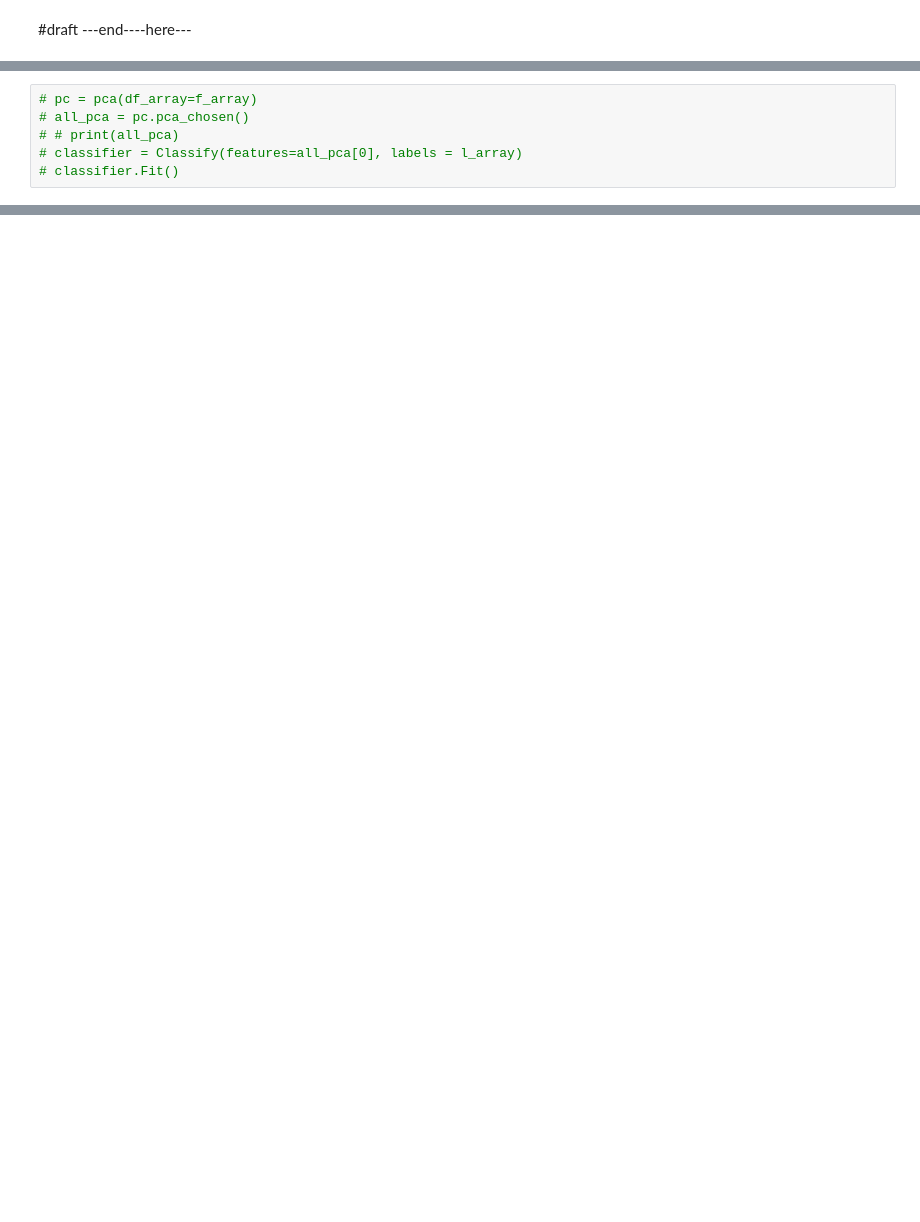
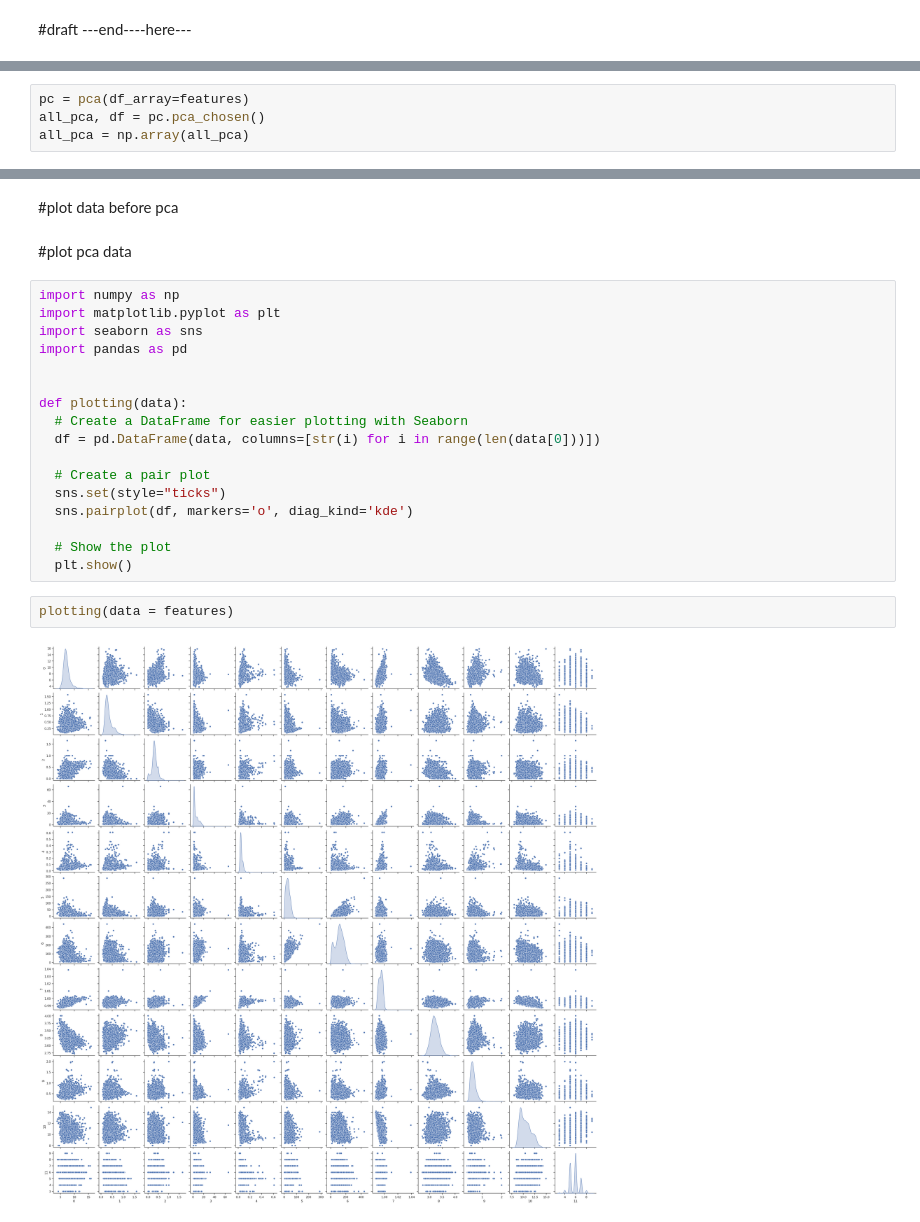
Before and after one commit to coldsober-irene/ASSIGNMENTS, a Jupyter notebook: file.ipynb, the cells around one changed output, grey strips where cells are left out. Saved outputs shown, nothing was run; the diff lists cells and outputs as text; blank space fills up the shorter version.

```diff
--- a/file.ipynb
+++ b/file.ipynb
@@ -219,6 +160,4 @@ Accuracy: 0.9352030947775629
 # %%
-# pc = pca(df_array=f_array)
-# all_pca = pc.pca_chosen()
-# # print(all_pca)
-# classifier = Classify(features=all_pca[0], labels = l_array)
-# classifier.Fit()
+pc = pca(df_array=features)
+all_pca, df = pc.pca_chosen()
+all_pca = np.array(all_pca)
@@ -232,0 +182,25 @@ Accuracy: 0.9352030947775629
+# %% [markdown]
+#plot data before pca
+# %% [markdown]
+#plot pca data
+# %%
+import numpy as np
+import matplotlib.pyplot as plt
+import seaborn as sns
+import pandas as pd
+
+
+def plotting(data):
+  # Create a DataFrame for easier plotting with Seaborn
+  df = pd.DataFrame(data, columns=[str(i) for i in range(len(data[0]))])
+
+  # Create a pair plot
+  sns.set(style="ticks")
+  sns.pairplot(df, markers='o', diag_kind='kde')
+
+  # Show the plot
+  plt.show()
+# %%
+plotting(data = features)
+# %% [output]
+[figure, added]
```
Also changed, not shown: parts of 13 cells of this notebook.
